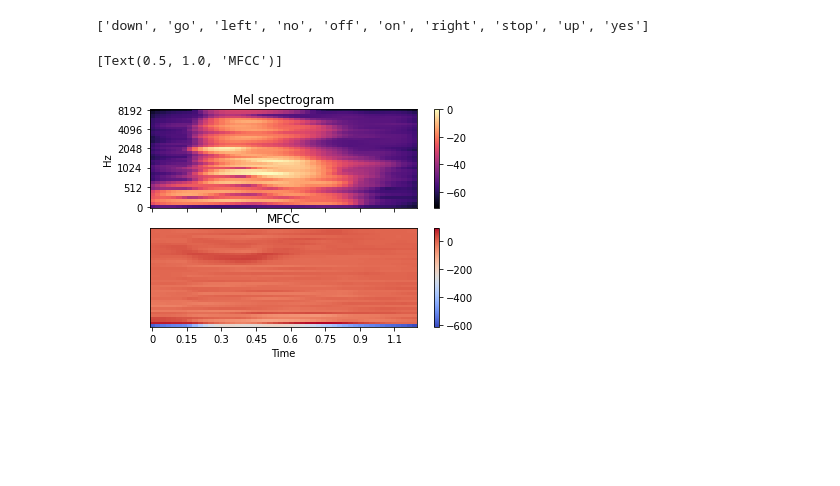
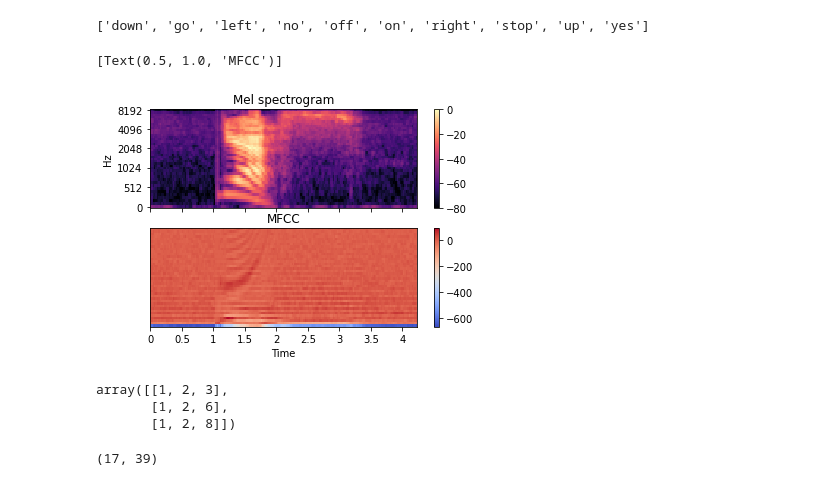
Before and after one commit to Rohit01-zoey/EE679, a Jupyter notebook: CompAssg3/Code.ipynb, the cells around one changed output. Cells and saved outputs as stored; diff of their text form; code cells hidden in the pictures; blank space fills up the shorter version.

```diff
--- a/CompAssg3/Code.ipynb
+++ b/CompAssg3/Code.ipynb
@@ -12,6 +13,8 @@ from librosa import feature
 # %%
 pathToData = r"C:\\Users\\HP\\Downloads\\Commands Dataset"
 pathToTrainingData = pathToData+"\\train"
+pathToCleanTest = pathToData+"\\test_clean"
+pathToNoisyTest = pathToData
 # %% [markdown]
 Applying pre-emphasis to the signal
 
@@ -45,3 +48,13 @@ Reading 'right' speech data
 Reading 'stop' speech data
 Reading 'up' speech data
 Reading 'yes' speech data
+# %%
+testCleanData = {}
+for label in os.listdir(pathToCleanTest):
+    print(f"Reading '{label}' speech data")
+    soundLabelAsArray = []
+    for labelInstance in os.listdir(pathToCleanTest+"\\"+label):
+        sampleRate, data = wavfile.read(pathToCleanTest+"\\"+label+"\\"+labelInstance) #storing the used sample rate and the wav file in variables for analysis
+        data = data/(32767.0)#Normalising the data
+        soundLabelAsArray.append(data)
+    testCleanData[label] = soundLabelAsArray
@@ -229,21 +335,31 @@ trainingLabels
 # %%
 import librosa
 import librosa.display
 dur = 0.01
-y, sr = trainingDataPreProcessed["no"][90], sampleRate
-S = librosa.feature.melspectrogram(y=y, sr=sr, n_mels=40, hop_length= int(dur*sampleRate),
+y, sr = trainingDataPreProcessed["yes"][90], sampleRate
+S = librosa.feature.melspectrogram(y=y, sr=sr, n_mels=40, win_length = int(0.02*sampleRate), hop_length= int(0.005*sampleRate),
                                    fmax=8000)
-mfccs = librosa.feature.mfcc(y=y, sr=sr, n_mfcc=40, hop_length= int(dur*sampleRate))
+mfccs = librosa.feature.mfcc(y=y, sr=sr, n_mfcc=40, win_length = int(0.02*sampleRate), hop_length= int(0.005*sampleRate))
 fig, ax = plt.subplots(nrows=2, sharex=True)
 img = librosa.display.specshow(librosa.power_to_db(S, ref=np.max),
                                x_axis='time', y_axis='mel', fmax=8000,
                                ax=ax[0])
 fig.colorbar(img, ax=[ax[0]])
 ax[0].set(title='Mel spectrogram')
 ax[0].label_outer()
 img = librosa.display.specshow(mfccs, x_axis='time', ax=ax[1])
 fig.colorbar(img, ax=[ax[1]])
 ax[1].set(title='MFCC')
 # %% [output]
 [Text(0.5, 1.0, 'MFCC')]
-[figure, old version]
+[figure, new version]
+# %%
+np.vstack((np.array([1,2, 3]),np.array([[1,2, 6], [1,2, 8]])))
+# %% [output]
+array([[1, 2, 3],
+       [1, 2, 6],
+       [1, 2, 8]])
+# %%
+melCoef["down"][0].shape
+# %% [output]
+(17, 39)
```
Also changed, not shown: parts of 15 cells of this notebook.
